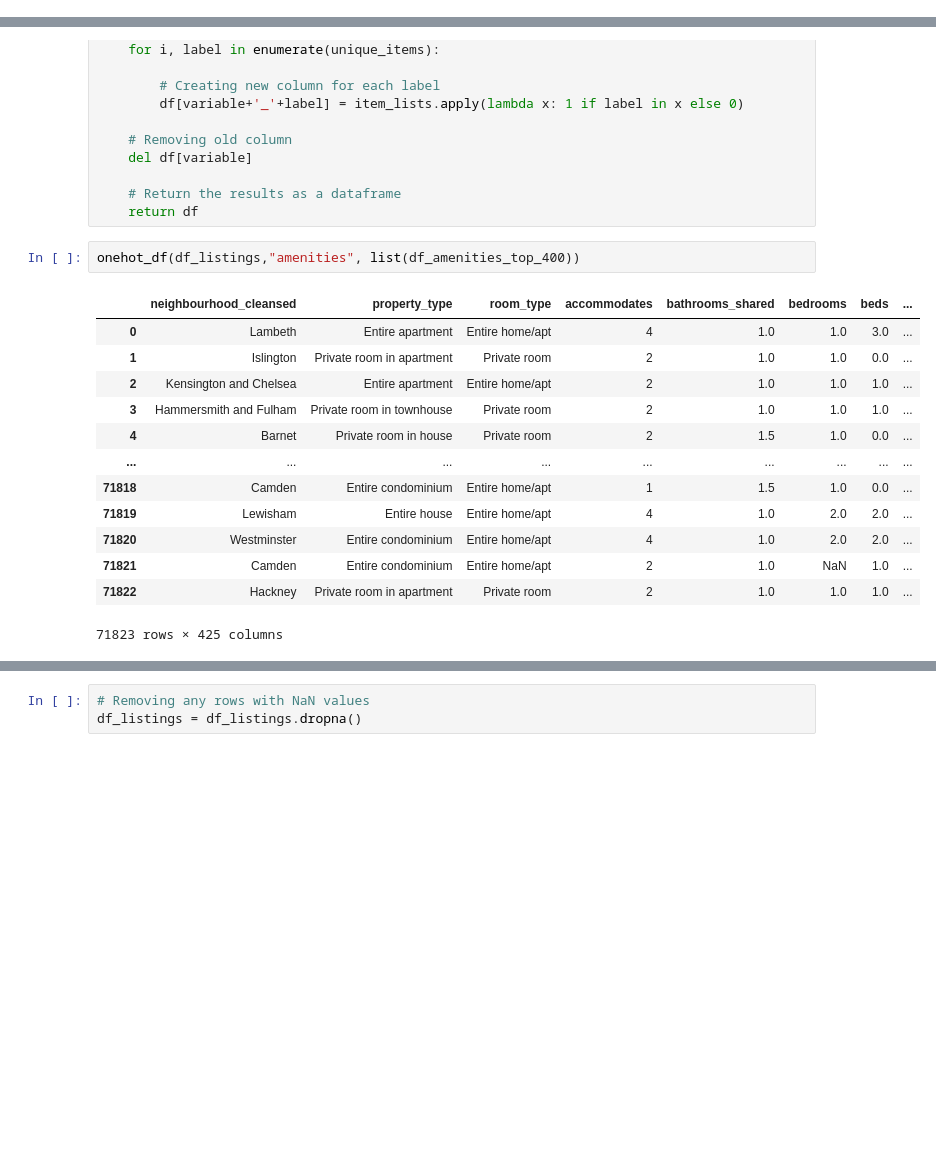
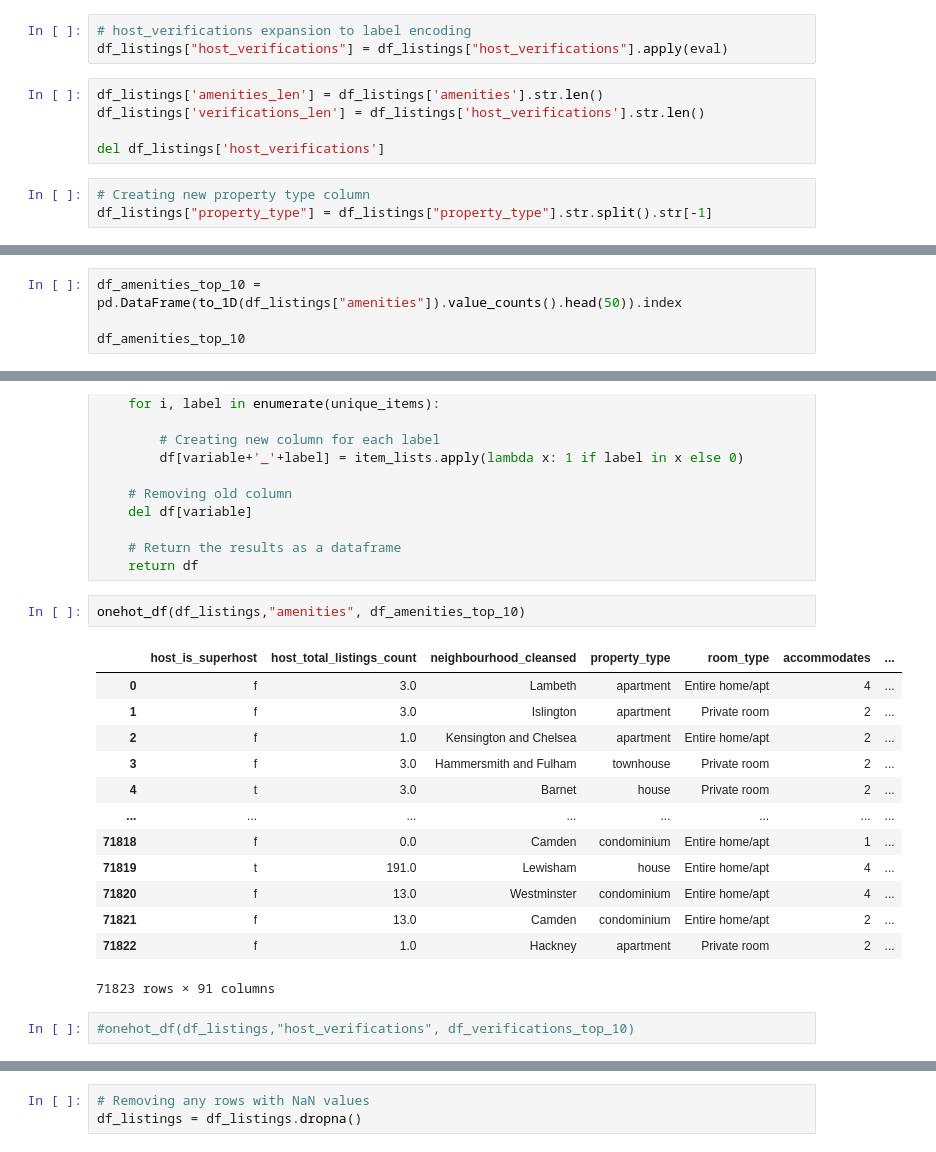
Before and after one commit to waltersmac/Predicting-AirBnB-Prices, a Jupyter notebook: notebooks/1.0-rw-model-exploration.ipynb, the cells around one changed output, grey strips where cells are left out. Saved outputs shown, nothing was run; the diff lists cells and outputs as text; blank space fills up the shorter version.

```diff
--- a/notebooks/1.0-rw-model-exploration.ipynb
+++ b/notebooks/1.0-rw-model-exploration.ipynb
@@ -115 +129,12 @@ Name: amenities, dtype: object
+# %%
+# host_verifications expansion to label encoding
+df_listings["host_verifications"] = df_listings["host_verifications"].apply(eval)
+# %%
+df_listings['amenities_len'] = df_listings['amenities'].str.len()
+df_listings['verifications_len'] = df_listings['host_verifications'].str.len()
+
+del df_listings['host_verifications']
+# %%
+# Creating new property type column
+df_listings["property_type"] = df_listings["property_type"].str.split().str[-1]
 # %%
@@ -122,0 +144,4 @@ df_amenities_top_400 = pd.DataFrame(to_1D(df_listings["amenities"]) \
+# %%
+df_amenities_top_10 = pd.DataFrame(to_1D(df_listings["amenities"]).value_counts().head(50)).index
+
+df_amenities_top_10
@@ -137,18 +192,20 @@ def onehot_df(df, variable, unique_items):
     # Return the results as a dataframe
     return df
 # %%
-onehot_df(df_listings,"amenities", list(df_amenities_top_400))
+onehot_df(df_listings,"amenities", df_amenities_top_10)
 # %% [output]
-|  | neighbourhood_cleansed | property_type | room_type | accommodates | bathrooms_shared | bedrooms | beds | ... |
-| 0 | Lambeth | Entire apartment | Entire home/apt | 4 | 1.0 | 1.0 | 3.0 | ... |
-| 1 | Islington | Private room in apartment | Private room | 2 | 1.0 | 1.0 | 0.0 | ... |
-| 2 | Kensington and Chelsea | Entire apartment | Entire home/apt | 2 | 1.0 | 1.0 | 1.0 | ... |
-| 3 | Hammersmith and Fulham | Private room in townhouse | Private room | 2 | 1.0 | 1.0 | 1.0 | ... |
-| 4 | Barnet | Private room in house | Private room | 2 | 1.5 | 1.0 | 0.0 | ... |
-| ... | ... | ... | ... | ... | ... | ... | ... | ... |
-| 71818 | Camden | Entire condominium | Entire home/apt | 1 | 1.5 | 1.0 | 0.0 | ... |
-| 71819 | Lewisham | Entire house | Entire home/apt | 4 | 1.0 | 2.0 | 2.0 | ... |
-| 71820 | Westminster | Entire condominium | Entire home/apt | 4 | 1.0 | 2.0 | 2.0 | ... |
-| 71821 | Camden | Entire condominium | Entire home/apt | 2 | 1.0 | NaN | 1.0 | ... |
-| 71822 | Hackney | Private room in apartment | Private room | 2 | 1.0 | 1.0 | 1.0 | ... |
+|  | host_is_superhost | host_total_listings_count | neighbourhood_cleansed | property_type | room_type | accommodates | ... |
+| 0 | f | 3.0 | Lambeth | apartment | Entire home/apt | 4 | ... |
+| 1 | f | 3.0 | Islington | apartment | Private room | 2 | ... |
+| 2 | f | 1.0 | Kensington and Chelsea | apartment | Entire home/apt | 2 | ... |
+| 3 | f | 3.0 | Hammersmith and Fulham | townhouse | Private room | 2 | ... |
+| 4 | t | 3.0 | Barnet | house | Private room | 2 | ... |
+| ... | ... | ... | ... | ... | ... | ... | ... |
+| 71818 | f | 0.0 | Camden | condominium | Entire home/apt | 1 | ... |
+| 71819 | t | 191.0 | Lewisham | house | Entire home/apt | 4 | ... |
+| 71820 | f | 13.0 | Westminster | condominium | Entire home/apt | 4 | ... |
+| 71821 | f | 13.0 | Camden | condominium | Entire home/apt | 2 | ... |
+| 71822 | f | 1.0 | Hackney | apartment | Private room | 2 | ... |
-71823 rows × 425 columns
+71823 rows × 91 columns
+# %%
+#onehot_df(df_listings,"host_verifications", df_verifications_top_10)
```
Also changed, not shown: parts of 25 cells of this notebook, 1 other file.
